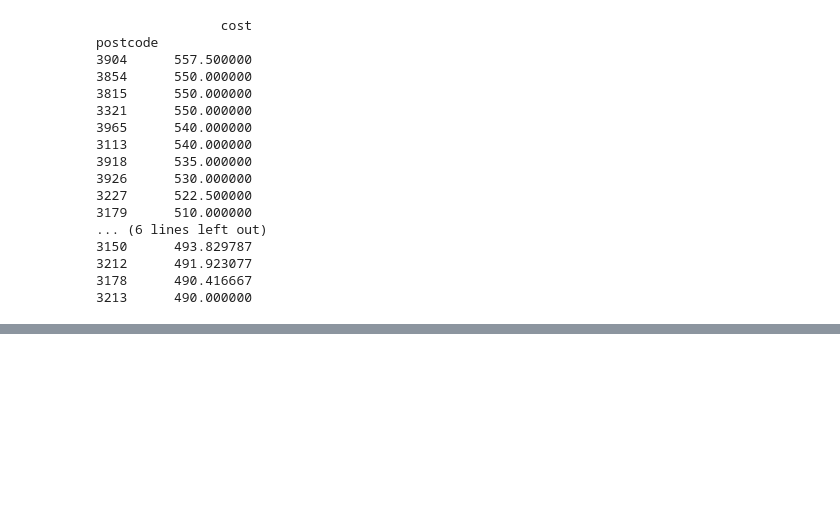
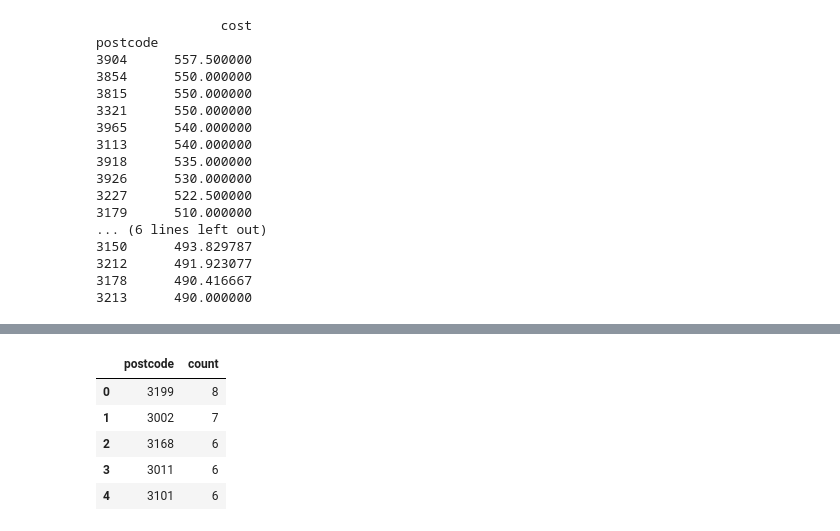
Before and after one commit to MAST30034-Applied-Data-Science/generic-real-estate-consulting-project-group-46, a Jupyter notebook: notebooks/LA.ipynb, the cells around one changed output, grey strips where cells are left out. Cells and saved outputs as stored; diff of their text form; code cells hidden in the pictures; blank space fills up the shorter version.

```diff
--- a/notebooks/LA.ipynb
+++ b/notebooks/LA.ipynb
@@ -163,0 +150,9 @@ hospital_count = df_2.loc[:,"Postcode"].value_counts().rename_axis('postcode').r
+# %%
+hospital_count.head()
+# %% [output]
+|  | postcode | count |
+| 0 | 3199 | 8 |
+| 1 | 3002 | 7 |
+| 2 | 3168 | 6 |
+| 3 | 3011 | 6 |
+| 4 | 3101 | 6 |
```
Also changed, not shown: parts of 5 cells of this notebook.
